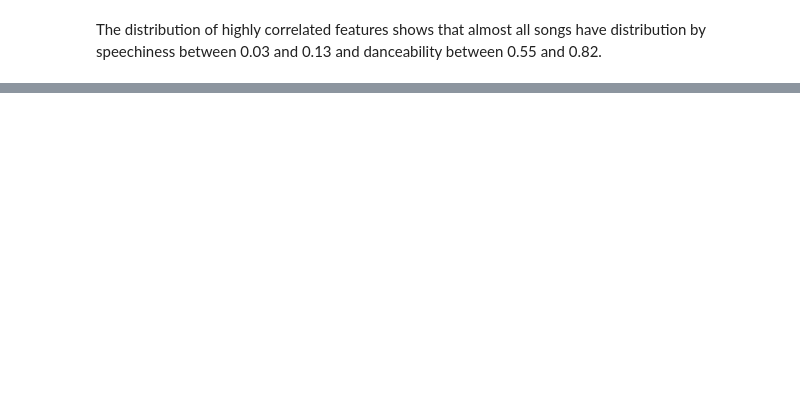
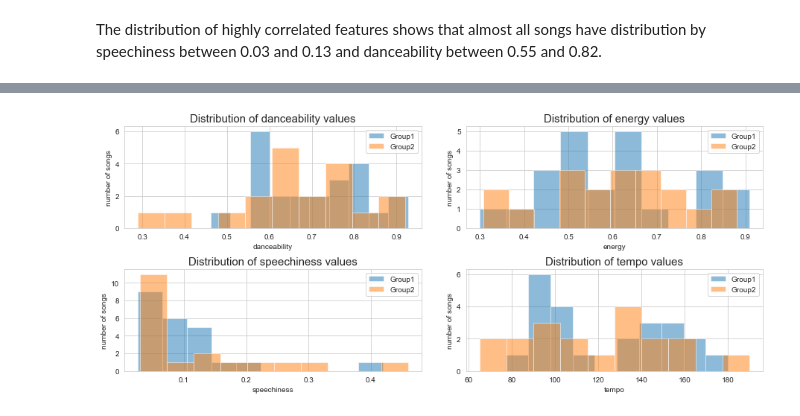
Before and after one commit to fneitzel/DataAnalysisOnMusicPreferences, a Jupyter notebook: exploration/Analysis_of_top_songs_artists.ipynb, the cells around one changed output, grey strips where cells are left out. Cells and saved outputs as stored; diff of their text form; code cells hidden in the pictures; blank space fills up the shorter version.

```diff
--- a/exploration/Analysis_of_top_songs_artists.ipynb
+++ b/exploration/Analysis_of_top_songs_artists.ipynb
@@ -583,0 +626,41 @@ plt.show()
+# %%
+plt.figure(figsize=(14,5))
+
+plt.subplot(221)
+plt.hist(group1.danceability, stacked=True, alpha=0.5, label = "Group1")
+plt.hist(group2.danceability, stacked=True, alpha=0.5, label = "Group2")
+plt.xlabel("danceability")
+plt.ylabel("number of songs")
+plt.legend()
+plt.title('Distribution of danceability values', fontsize =15)
+
+plt.subplot(222)
+plt.hist(group1.energy, stacked=True, alpha=0.5, label = "Group1")
+plt.hist(group2.energy, stacked=True, alpha=0.5, label = "Group2")
+plt.xlabel("energy")
+plt.ylabel("number of songs")
+plt.legend()
+plt.title('Distribution of energy values', fontsize =15)
+
+plt.subplot(223)
+plt.hist(group1.speechiness, stacked=True, alpha=0.5, label = "Group1")
+plt.hist(group2.speechiness, stacked=True, alpha=0.5, label = "Group2")
+plt.xlabel("speechiness")
+plt.ylabel("number of songs")
+plt.legend()
+plt.title('Distribution of speechiness values', fontsize =15)
+
+plt.subplot(224)
+plt.hist(group1.tempo, stacked=True, alpha=0.5, label = "Group1")
+plt.hist(group2.tempo, stacked=True, alpha=0.5, label = "Group2")
+plt.xlabel("tempo")
+plt.ylabel("number of songs")
+plt.legend()
+plt.title('Distribution of tempo values', fontsize =15)
+
+plt.subplots_adjust(top=0.92, bottom=0.008, left=0.10, right=0.95, hspace=0.40,
+                    wspace=0.15)
+
+plt.show()
+# %% [output]
+[figure, added]
```
Also changed, not shown: parts of 45 cells of this notebook.
